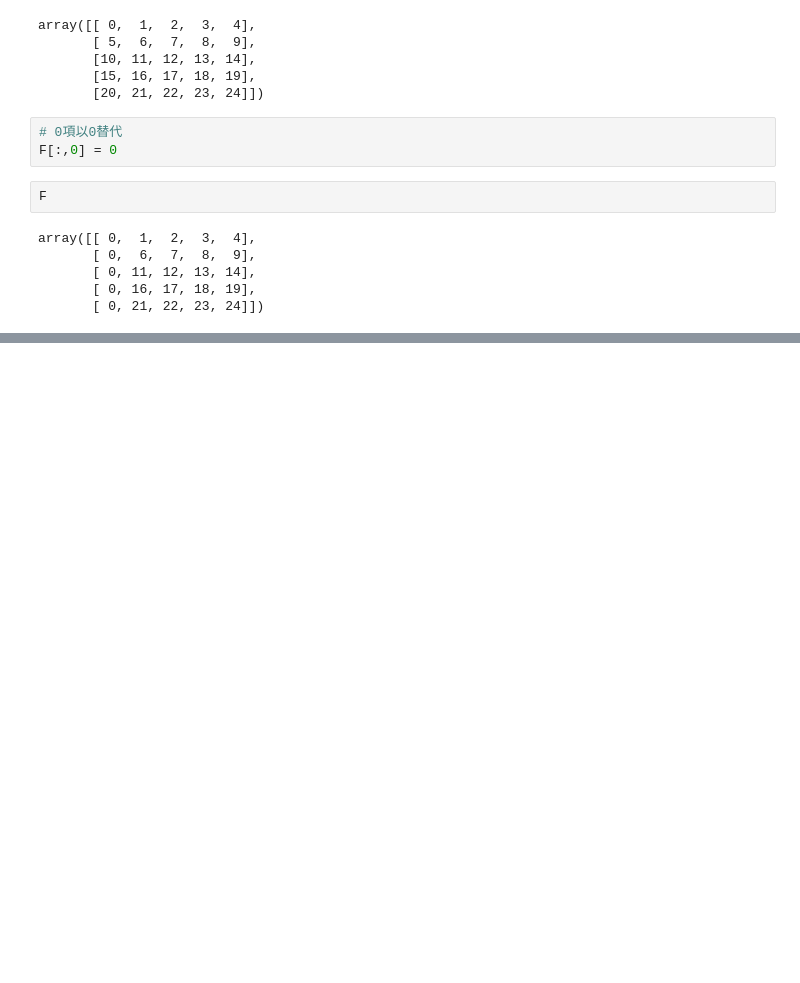
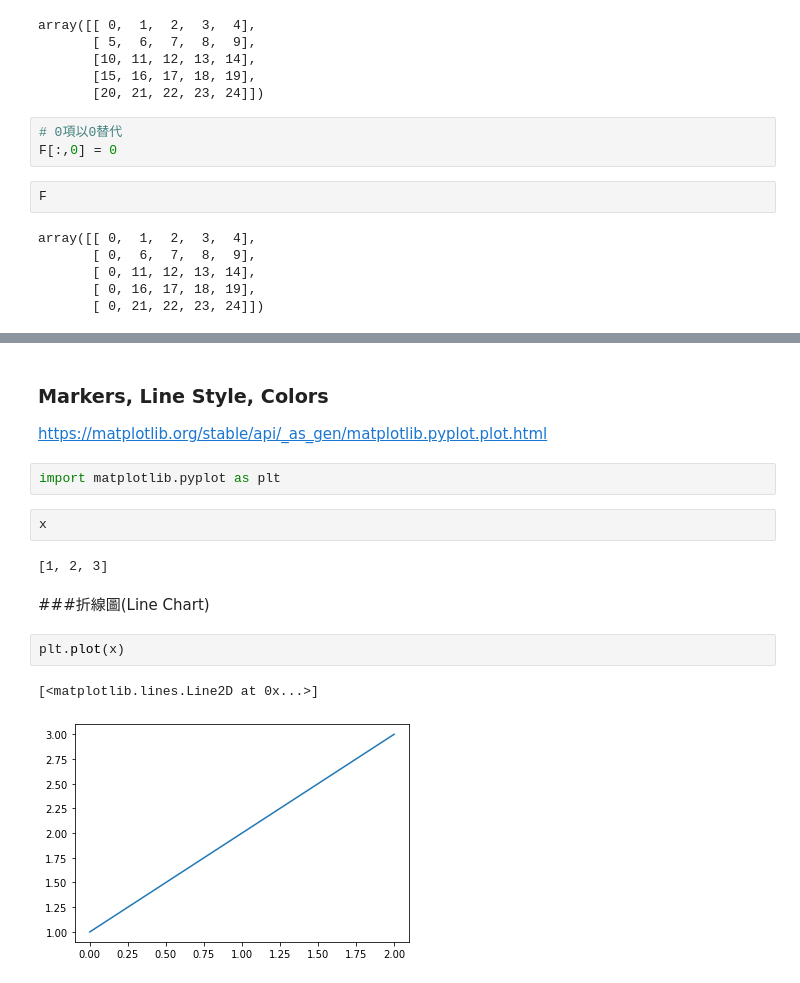
Before and after one commit to zoobe125/20230205-Python, a Jupyter notebook: 20230219.ipynb, the cells around one changed output, grey strips where cells are left out. Cells and saved outputs as stored; diff of their text form; blank space fills up the shorter version.

```diff
--- a/20230219.ipynb
+++ b/20230219.ipynb
@@ -448,0 +465,17 @@ array([[ 0,  1,  2,  3,  4],
+# %% [markdown]
+### Markers, Line Style, Colors
+
+https://matplotlib.org/stable/api/_as_gen/matplotlib.pyplot.plot.html
+# %%
+import matplotlib.pyplot as plt
+# %%
+x
+# %% [output]
+[1, 2, 3]
+# %% [markdown]
+###折線圖(Line Chart)
+# %%
+plt.plot(x)
+# %% [output]
+[<matplotlib.lines.Line2D at 0x...>]
+[figure, added]
```
Also changed, not shown: parts of 7 cells of this notebook.
